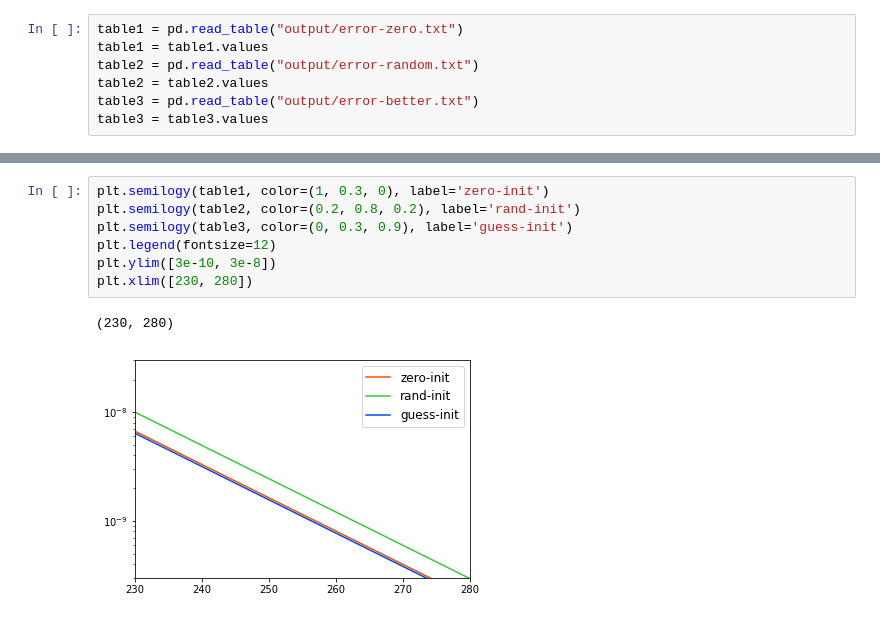
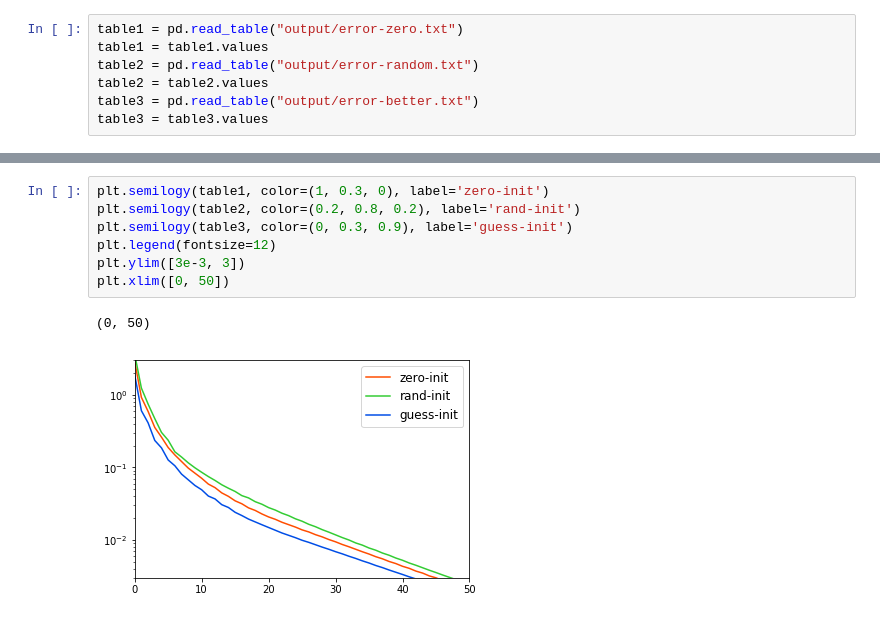
Before and after one commit to sunnyssk/CSE597-hw1, a Jupyter notebook: error-plot.ipynb, the cells around one changed output, grey strips where cells are left out. Saved outputs shown, nothing was run; the diff lists cells and outputs as text.

```diff
--- a/error-plot.ipynb
+++ b/error-plot.ipynb
@@ -22,10 +22,10 @@ plt.legend(fontsize=12)
 # %%
 plt.semilogy(table1, color=(1, 0.3, 0), label='zero-init')
 plt.semilogy(table2, color=(0.2, 0.8, 0.2), label='rand-init')
 plt.semilogy(table3, color=(0, 0.3, 0.9), label='guess-init')
 plt.legend(fontsize=12)
-plt.ylim([3e-10, 3e-8])
-plt.xlim([230, 280])
+plt.ylim([3e-3, 3])
+plt.xlim([0, 50])
 # %% [output]
-(230, 280)
+(0, 50)
-[figure, old version]
+[figure, new version]
```
Also changed, not shown: parts of 1 cell of this notebook, 21 other files.
